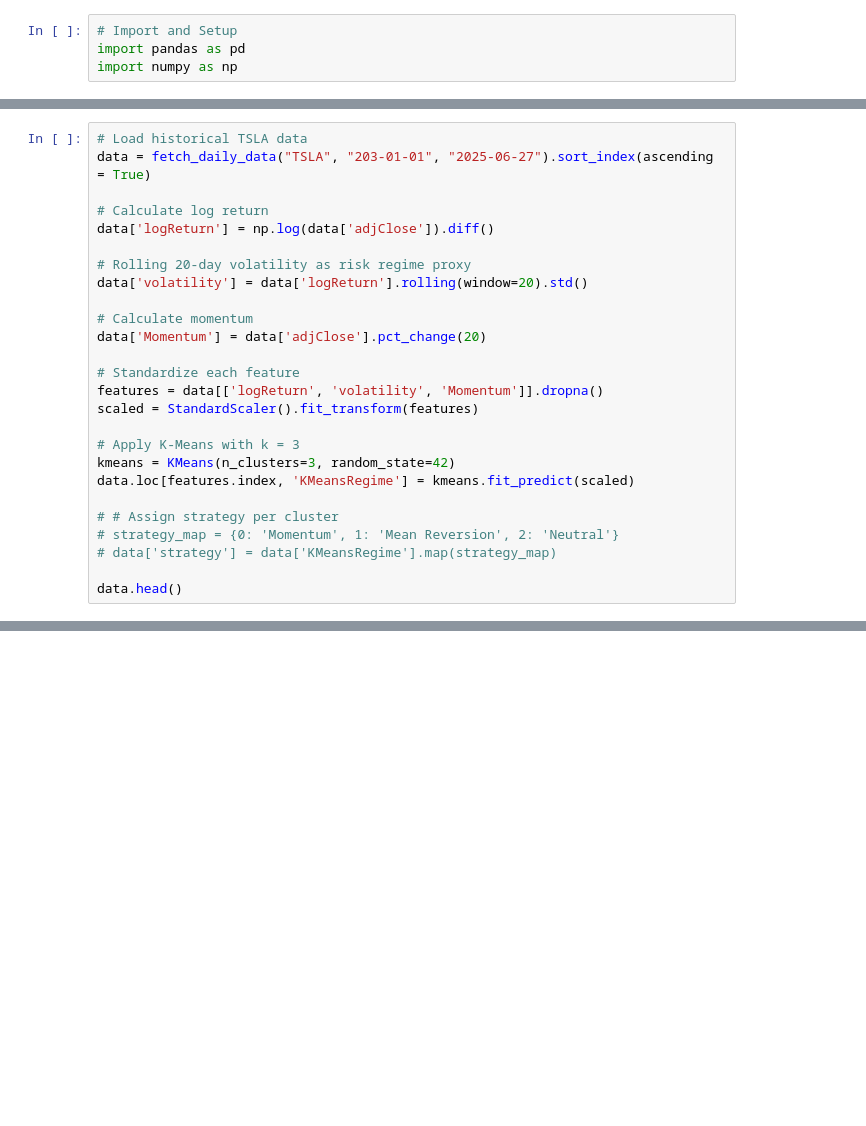
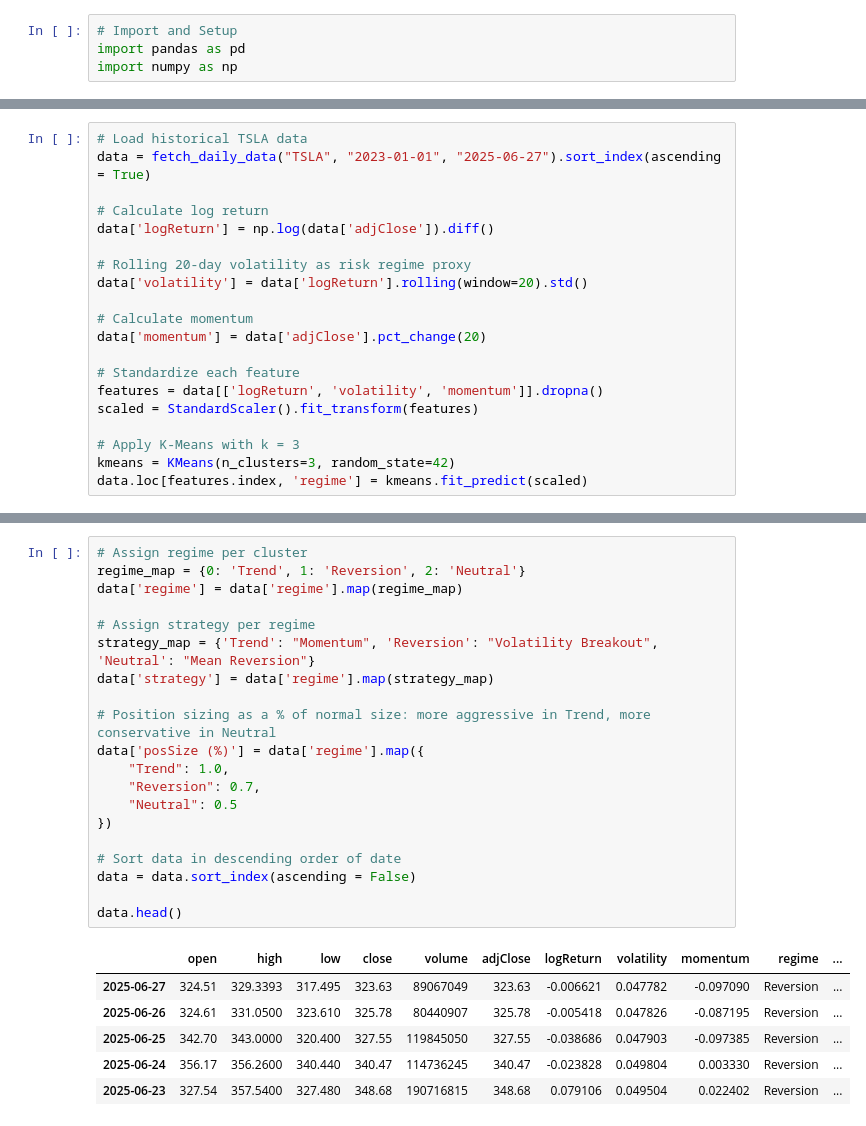
Before and after one commit to Lawrence2005/Finovax-Quantitative-Researcher-Internship-Summer-2025, a Jupyter notebook: Market-Regime-Detection-via-Markov-Model-Week2/explorations.ipynb, the cells around one changed output, grey strips where cells are left out. Drawn from its saved outputs; the diff is of its cells as text; blank space fills up the shorter version.

```diff
--- a/Market-Regime-Detection-via-Markov-Model-Week2/explorations.ipynb
+++ b/Market-Regime-Detection-via-Markov-Model-Week2/explorations.ipynb
@@ -72,6 +66,6 @@ ModuleNotFoundError: No module named 'sklearn'
 # %%
 # Load historical TSLA data
-data = fetch_daily_data("TSLA", "203-01-01", "2025-06-27").sort_index(ascending = True)
+data = fetch_daily_data("TSLA", "2023-01-01", "2025-06-27").sort_index(ascending = True)
 
 # Calculate log return
 data['logReturn'] = np.log(data['adjClose']).diff()
@@ -80,18 +74,12 @@ data['logReturn'] = np.log(data['adjClose']).diff()
 data['volatility'] = data['logReturn'].rolling(window=20).std()
 
 # Calculate momentum
-data['Momentum'] = data['adjClose'].pct_change(20)
+data['momentum'] = data['adjClose'].pct_change(20)
 
 # Standardize each feature
-features = data[['logReturn', 'volatility', 'Momentum']].dropna()
+features = data[['logReturn', 'volatility', 'momentum']].dropna()
 scaled = StandardScaler().fit_transform(features)
 
 # Apply K-Means with k = 3
 kmeans = KMeans(n_clusters=3, random_state=42)
-data.loc[features.index, 'KMeansRegime'] = kmeans.fit_predict(scaled)
-
-# # Assign strategy per cluster
-# strategy_map = {0: 'Momentum', 1: 'Mean Reversion', 2: 'Neutral'}
-# data['strategy'] = data['KMeansRegime'].map(strategy_map)
-
-data.head()
+data.loc[features.index, 'regime'] = kmeans.fit_predict(scaled)
@@ -105,3 +103,30 @@ sns.pairplot(cluster_means, hue='cluster')
+# %%
+# Assign regime per cluster
+regime_map = {0: 'Trend', 1: 'Reversion', 2: 'Neutral'}
+data['regime'] = data['regime'].map(regime_map)
+
+# Assign strategy per regime
+strategy_map = {'Trend': "Momentum", 'Reversion': "Volatility Breakout", 'Neutral': "Mean Reversion"}
+data['strategy'] = data['regime'].map(strategy_map)
+
+# Position sizing as a % of normal size: more aggressive in Trend, more conservative in Neutral
+data['posSize (%)'] = data['regime'].map({
+    "Trend": 1.0,
+    "Reversion": 0.7,
+    "Neutral": 0.5
+})
+
+# Sort data in descending order of date
+data = data.sort_index(ascending = False)
+
+data.head()
+# %% [output]
+|  | open | high | low | close | volume | adjClose | logReturn | volatility | momentum | regime | ... |
+| 2025-06-27 | 324.51 | 329.3393 | 317.495 | 323.63 | 89067049 | 323.63 | -0.006621 | 0.047782 | -0.097090 | Reversion | ... |
+| 2025-06-26 | 324.61 | 331.0500 | 323.610 | 325.78 | 80440907 | 325.78 | -0.005418 | 0.047826 | -0.087195 | Reversion | ... |
+| 2025-06-25 | 342.70 | 343.0000 | 320.400 | 327.55 | 119845050 | 327.55 | -0.038686 | 0.047903 | -0.097385 | Reversion | ... |
+| 2025-06-24 | 356.17 | 356.2600 | 340.440 | 340.47 | 114736245 | 340.47 | -0.023828 | 0.049804 | 0.003330 | Reversion | ... |
+| 2025-06-23 | 327.54 | 357.5400 | 327.480 | 348.68 | 190716815 | 348.68 | 0.079106 | 0.049504 | 0.022402 | Reversion | ... |
 # %% [markdown]
 ## 🕸 Hidden Markov Model (HMM)
 HMM is a probabilistic model that assumes market regimes are hidden states generating observable returns and infers these latent states and their probabilities. It enables dynamic strategy switching and probabilistic risk adjustments.
```
Also changed, not shown: parts of 14 cells of this notebook.
